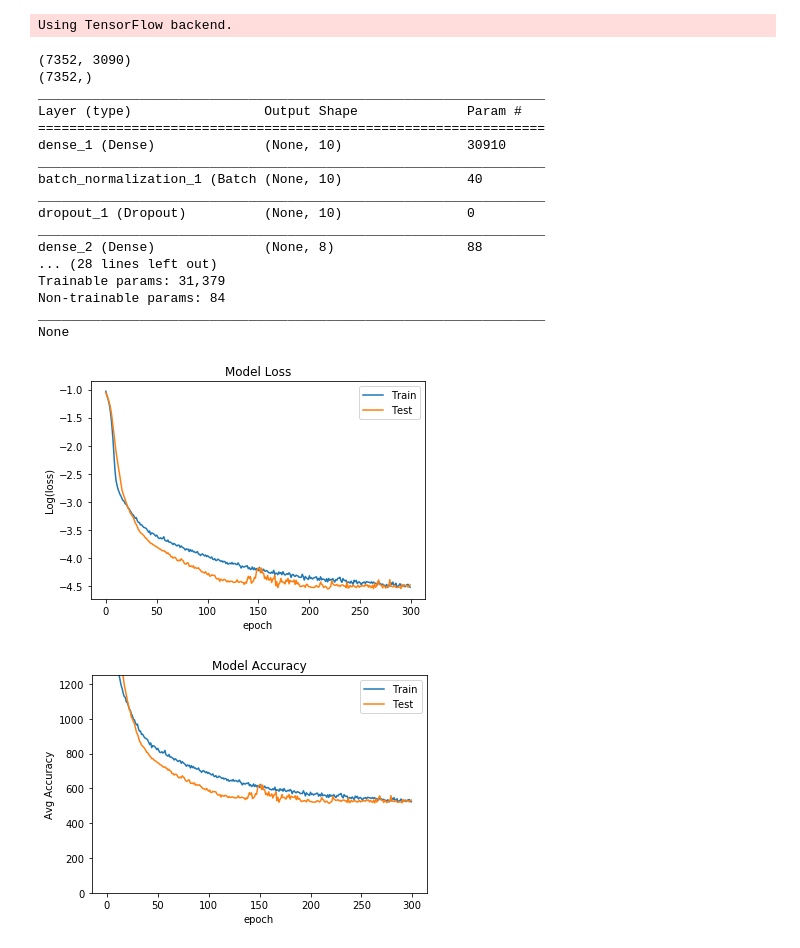
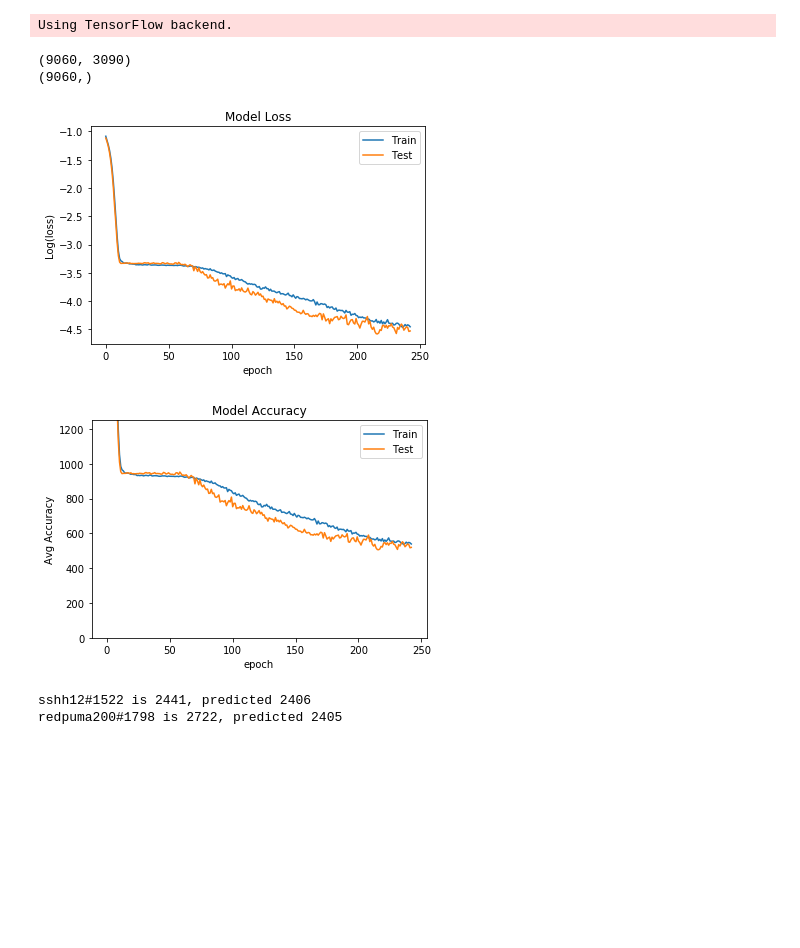
Before and after one commit to sshh12/OverwatchML, a Jupyter notebook: OverwatchPredictSR.ipynb, the cells around one changed output. Saved outputs shown, nothing was run; the diff lists cells and outputs as text; code cells hidden in the pictures; blank space fills up the shorter version.

Commit message:
FancyCallbacks

```diff
--- a/OverwatchPredictSR.ipynb
+++ b/OverwatchPredictSR.ipynb
@@ -146,28 +148,36 @@ def get_model3(from_file=False):
 
         model = Sequential()
 
-        model.add(Dense(10, input_dim=len(hero_stats), kernel_initializer='normal', activation='relu'))
+        model.add(Dense(14, input_dim=len(hero_stats), kernel_initializer='normal', activation='relu'))
         model.add(BatchNormalization())
         model.add(Dropout(0.5))
 
-        model.add(Dense(8, kernel_initializer='normal', activation='relu'))
+        model.add(Dense(12, kernel_initializer='normal', activation='relu'))
         model.add(BatchNormalization())
         model.add(Dropout(0.5))
 
-        model.add(Dense(8, kernel_initializer='normal', activation='relu'))
+        model.add(Dense(12, kernel_initializer='normal', activation='relu'))
         model.add(BatchNormalization())
         model.add(Dropout(0.5))
 
-        model.add(Dense(8, kernel_initializer='normal', activation='relu'))
+        model.add(Dense(12, kernel_initializer='normal', activation='relu'))
         model.add(BatchNormalization())
         model.add(Dropout(0.5))
 
-        model.add(Dense(8, kernel_initializer='normal', activation='relu'))
+        model.add(Dense(12, kernel_initializer='normal', activation='relu'))
         model.add(BatchNormalization())
         model.add(Dropout(0.5))
 
-        model.add(Dense(8, kernel_initializer='normal', activation='relu'))
+        model.add(Dense(10, kernel_initializer='normal', activation='relu'))
+        model.add(BatchNormalization())
+        model.add(Dropout(0.5))
 
+        model.add(Dense(10, kernel_initializer='normal', activation='relu'))
+        model.add(BatchNormalization())
+        model.add(Dropout(0.5))
+
+        model.add(Dense(10, kernel_initializer='normal', activation='relu'))
+        model.add(BatchNormalization())
         model.add(Dense(1, kernel_initializer='normal'))
 
         model.compile(loss='mean_squared_error', optimizer='adam')
@@ -226,9 +236,9 @@ def get_model5(from_file=False):
 
 def train_model(model, *args, **kwargs):
 
-    print(model.summary())
+    # print(model.summary())
 
-    history = model.fit(*args, **kwargs, shuffle=True, verbose=0)
+    history = model.fit(*args, **kwargs, shuffle=True, validation_split=.10, verbose=0, callbacks=[EarlyStopping(patience=25)])
 
     return history
 # %%
@@ -281,39 +291,25 @@ def view(history):
 # %%
 # Run
 
 # get_vector = lambda player, region : get_vector_herostats(player, region, stat_keys=general_hero_stats)
 get_vector = lambda player, region : get_vector_herostats(player, region)
 
 X, y, scaler_X = scale_data2(*load_data(get_vector))
 
 # model = get_model4()
 model = get_model3()
 
-history = train_model(model, X, y, epochs=300, batch_size=512, validation_split=.10)
+history = train_model(model, X, y, epochs=1000, batch_size=512)
 
 model.save(os.path.join('models', 'overall-sr.h5'))
+joblib.dump(scaler_X, os.path.join('models', 'overall-sr.pkl'))
 
 view(history)
 # %% [output]
-(7352, 3090)
-(7352,)
-_________________________________________________________________
-Layer (type)                 Output Shape              Param #
-=================================================================
-dense_1 (Dense)              (None, 10)                30910
-_________________________________________________________________
-batch_normalization_1 (Batch (None, 10)                40
-_________________________________________________________________
-dropout_1 (Dropout)          (None, 10)                0
-_________________________________________________________________
-dense_2 (Dense)              (None, 8)                 88
-... (28 lines left out)
-Trainable params: 31,379
-Non-trainable params: 84
-_________________________________________________________________
-None
+(9060, 3090)
+(9060,)
-[figure, old version]
+[figure, new version]
-[figure, old version]
+[figure, new version]
 # %%
 
 with open('test_names.txt', 'r') as test:
@@ -326,3 +322,6 @@ with open('test_names.txt', 'r') as test:
         p = predict_sr2(model, player, scaler_X, get_vector)
 
         print('{} is {}, predicted {}'.format(battletag, actual, p))
+# %% [output]
+sshh12#1522 is 2441, predicted 2406
+redpuma200#1798 is 2722, predicted 2405
```
Also changed, not shown: parts of 1 cell of this notebook, 1 other file.
